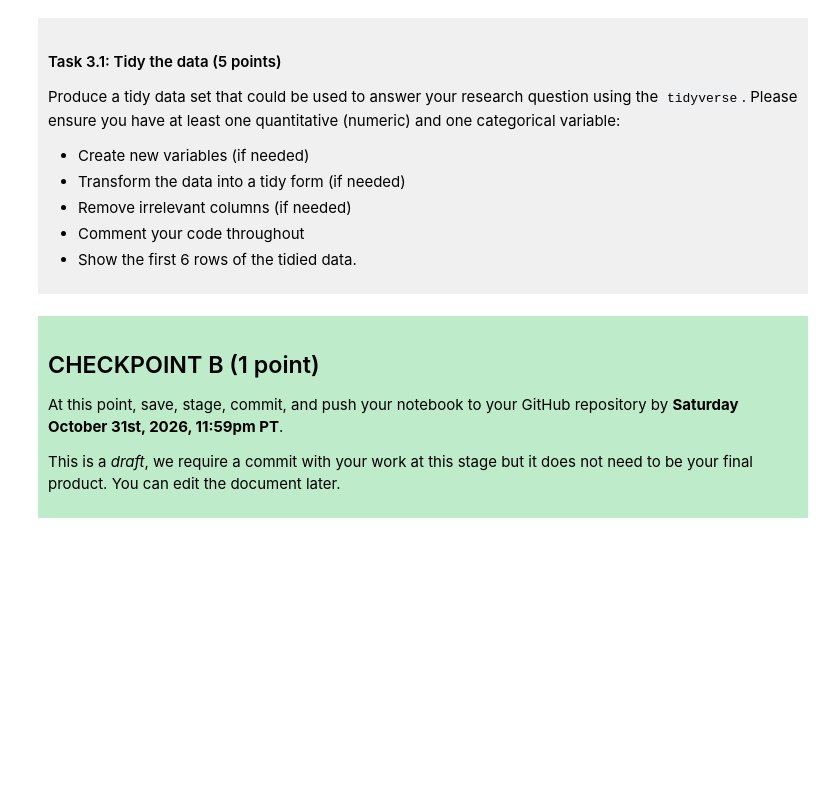
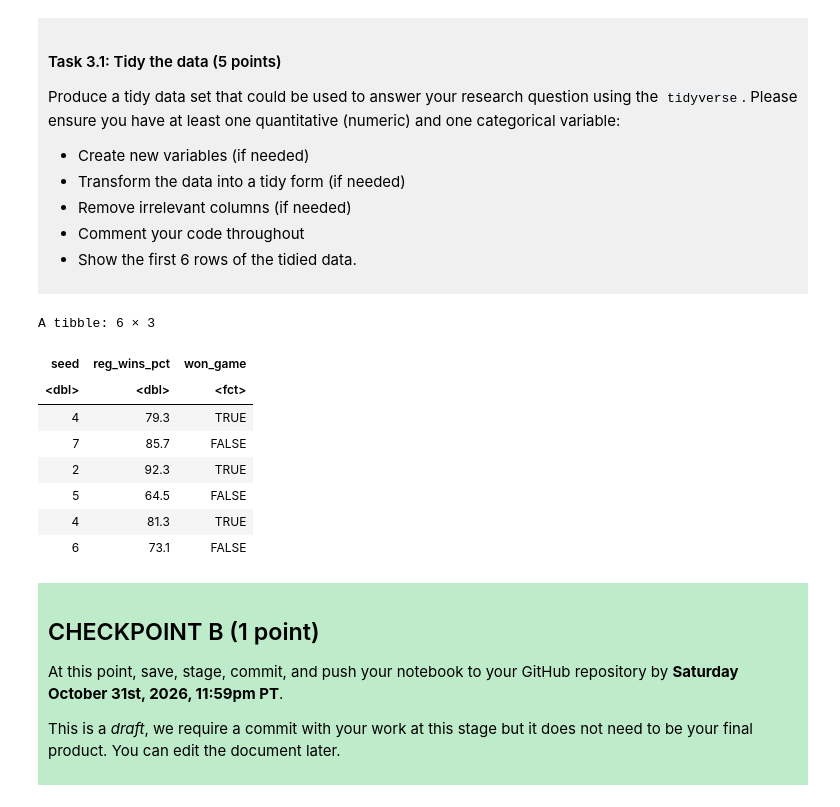
Before and after one commit to bardiatarjoman-dev/dsci-100-project-bardia-tarjoman., a Jupyter notebook: dsci-100-project-notebook.ipynb, the cells around one changed output. Cells and saved outputs as stored; diff of their text form; code cells hidden in the pictures; blank space fills up the shorter version.

```diff
--- a/dsci-100-project-notebook.ipynb
+++ b/dsci-100-project-notebook.ipynb
@@ -189,7 +210,28 @@ Produce a tidy data set that could be used to answer your research question usin
 
 </div>
 # %%
-### EDIT THIS CODE CELL ###
+# Select the variables needed
+basketball_tidy <- womens_basketball |>
+    select(seed, reg_wins_pct, tourney_wins) |>
+
+    # Create a column showing whether a team won a game
+    mutate(won_game = factor(tourney_wins > 0))|>
+
+    # Remove the original tournament wins column
+    select(-tourney_wins)
+
+# Display the first 6 rows
+head(basketball_tidy)
+# %% [output]
+A tibble: 6 × 3
+| seed | reg_wins_pct | won_game |
+| <dbl> | <dbl> | <fct> |
+| 4 | 79.3 | TRUE |
+| 7 | 85.7 | FALSE |
+| 2 | 92.3 | TRUE |
+| 5 | 64.5 | FALSE |
+| 4 | 81.3 | TRUE |
+| 6 | 73.1 | FALSE |
 # %% [markdown]
 <div style="background-color: #beebca; padding: 10px;">
 
```
Also changed, not shown: parts of 3 cells of this notebook.
